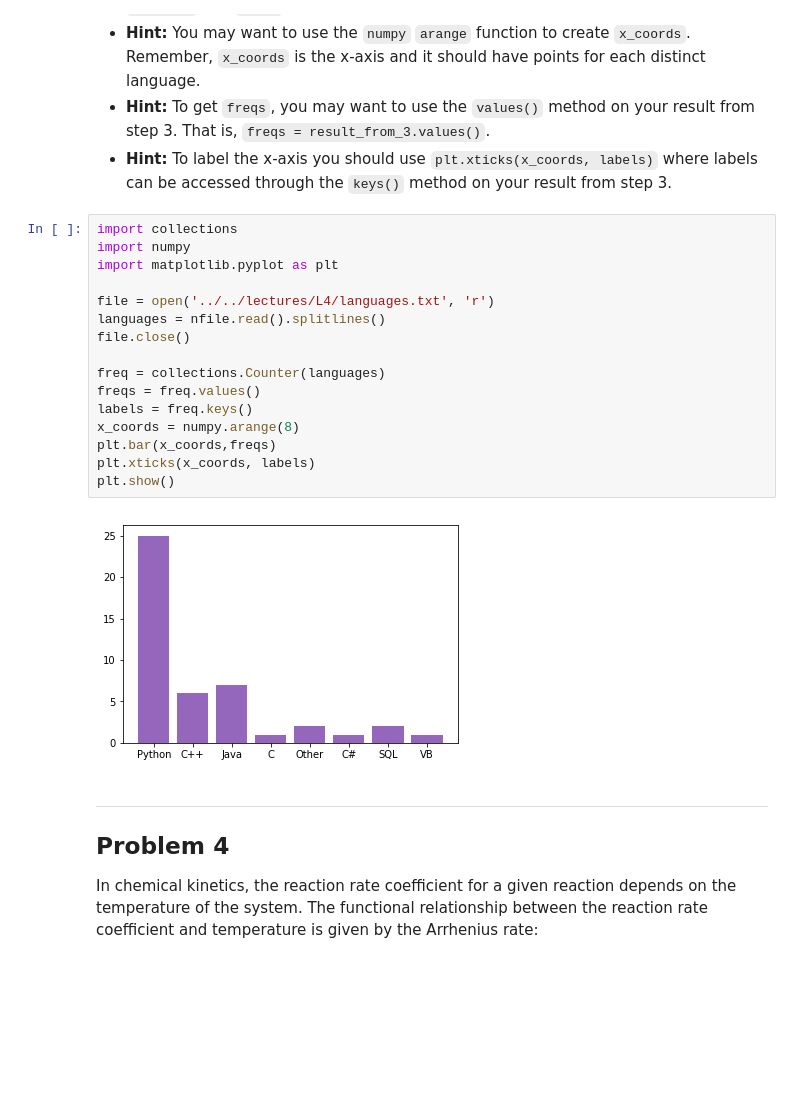
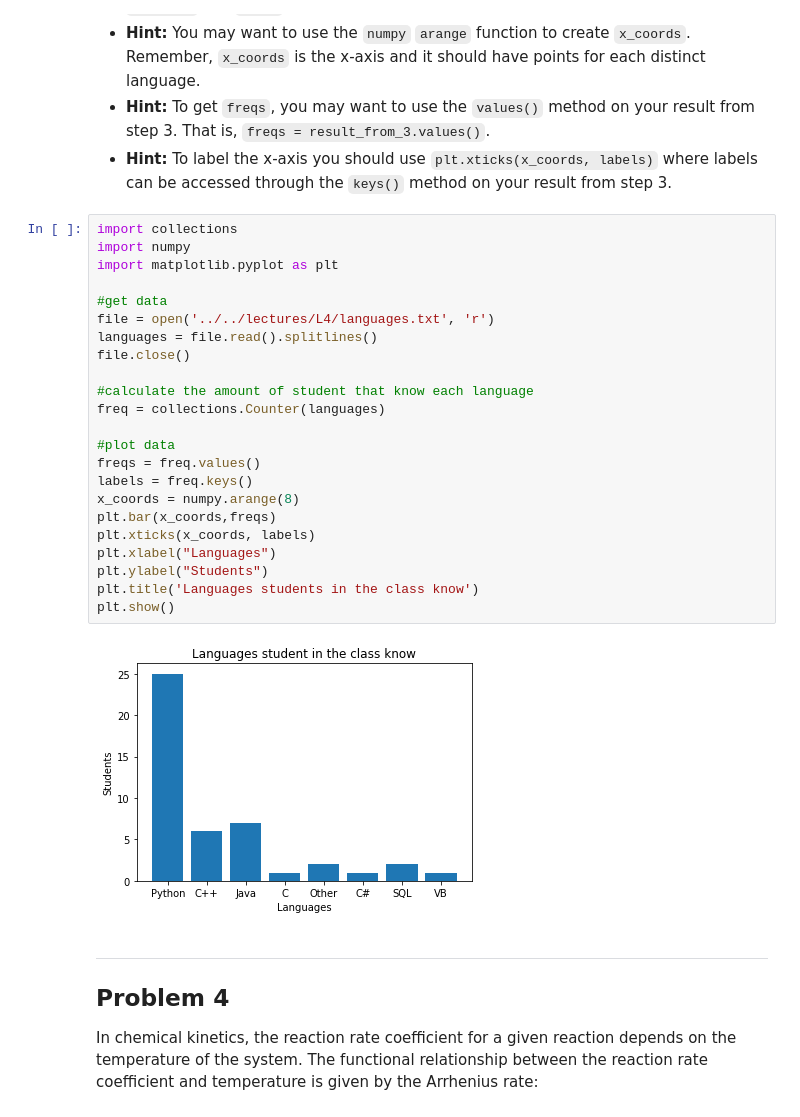
Before and after one commit to HeyItsRiddhi/cs207_riddhi_shah, a Jupyter notebook: homeworks/HW3/HW3-Final.ipynb, the cells around one changed output. Cells and saved outputs as stored; diff of their text form; blank space fills up the shorter version.

```diff
--- a/homeworks/HW3/HW3-Final.ipynb
+++ b/homeworks/HW3/HW3-Final.ipynb
@@ -153,21 +153,28 @@ This problem is related to the Lecture 4 exercises.
 # %%
 import collections
 import numpy
 import matplotlib.pyplot as plt
 
+#get data
 file = open('../../lectures/L4/languages.txt', 'r')
-languages = nfile.read().splitlines()
+languages = file.read().splitlines()
 file.close()
 
+#calculate the amount of student that know each language
 freq = collections.Counter(languages)
+
+#plot data
 freqs = freq.values()
 labels = freq.keys()
 x_coords = numpy.arange(8)
 plt.bar(x_coords,freqs)
 plt.xticks(x_coords, labels)
+plt.xlabel("Languages")
+plt.ylabel("Students")
+plt.title('Languages students in the class know')
 plt.show()
 # %% [output]
-[figure, old version]
+[figure, new version]
 # %% [markdown]
 ---
 ## Problem 4
```
Also changed, not shown: parts of 3 cells of this notebook.
